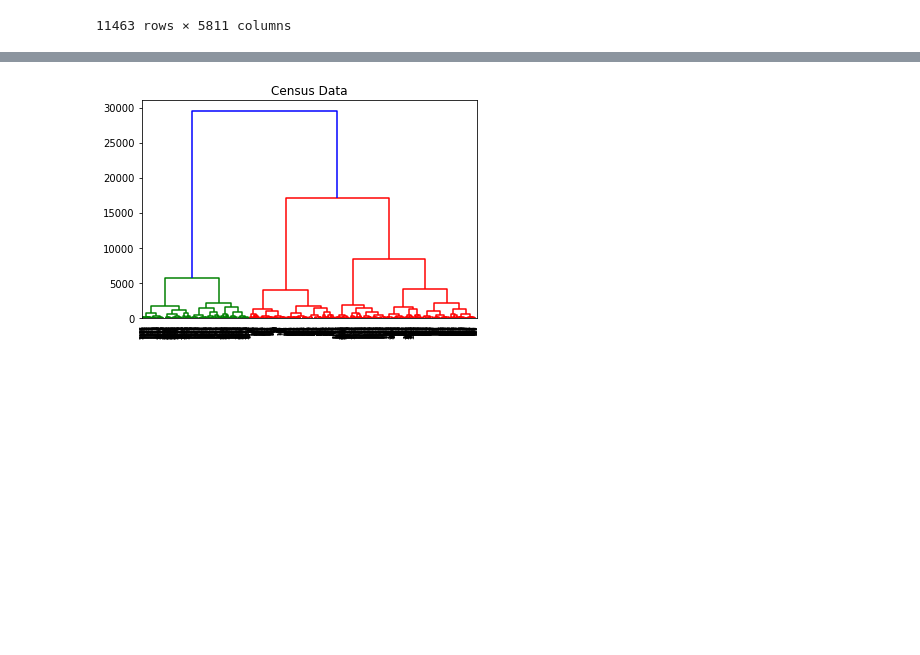
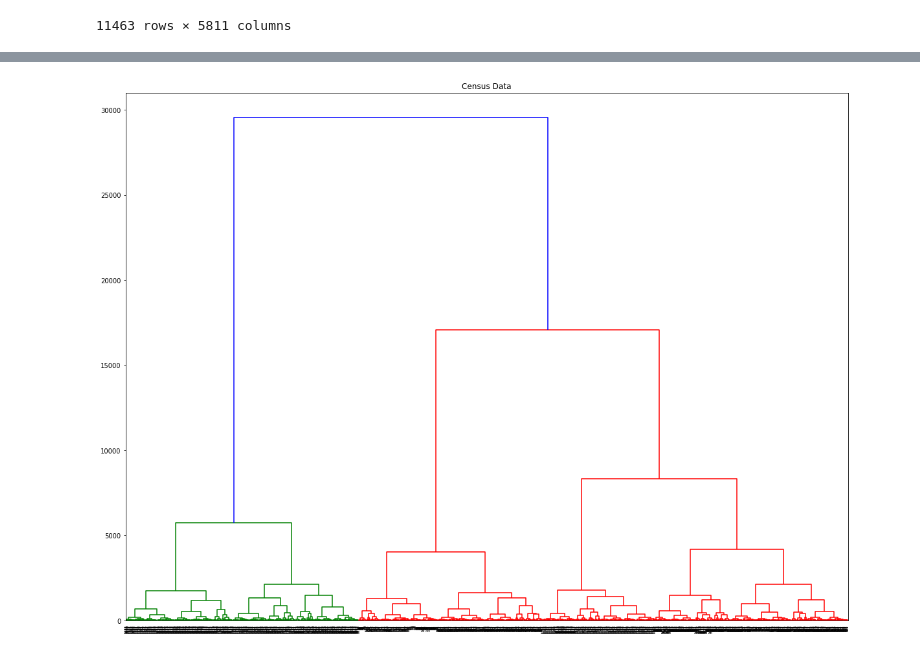
Before and after one commit to USF-CS-663-Spring-2020/lab-04-hierarchical-clustering-AshwiniBadgujar, a Jupyter notebook: Lab_4.ipynb, the cells around one changed output, grey strips where cells are left out. Saved outputs shown, nothing was run; the diff lists cells and outputs as text; code cells hidden in the pictures; blank space fills up the shorter version.

```diff
--- a/Lab_4.ipynb
+++ b/Lab_4.ipynb
@@ -39,7 +39,7 @@ plt.show()
 # %%
-plt.figure()
+plt.figure(figsize = (20,15))
 dendrogram(Y)
 plt.title('Census Data')
 plt.show()
 # %% [output]
-[figure, old version]
+[figure, new version]
```
Also changed, not shown: parts of 1 cell of this notebook.
